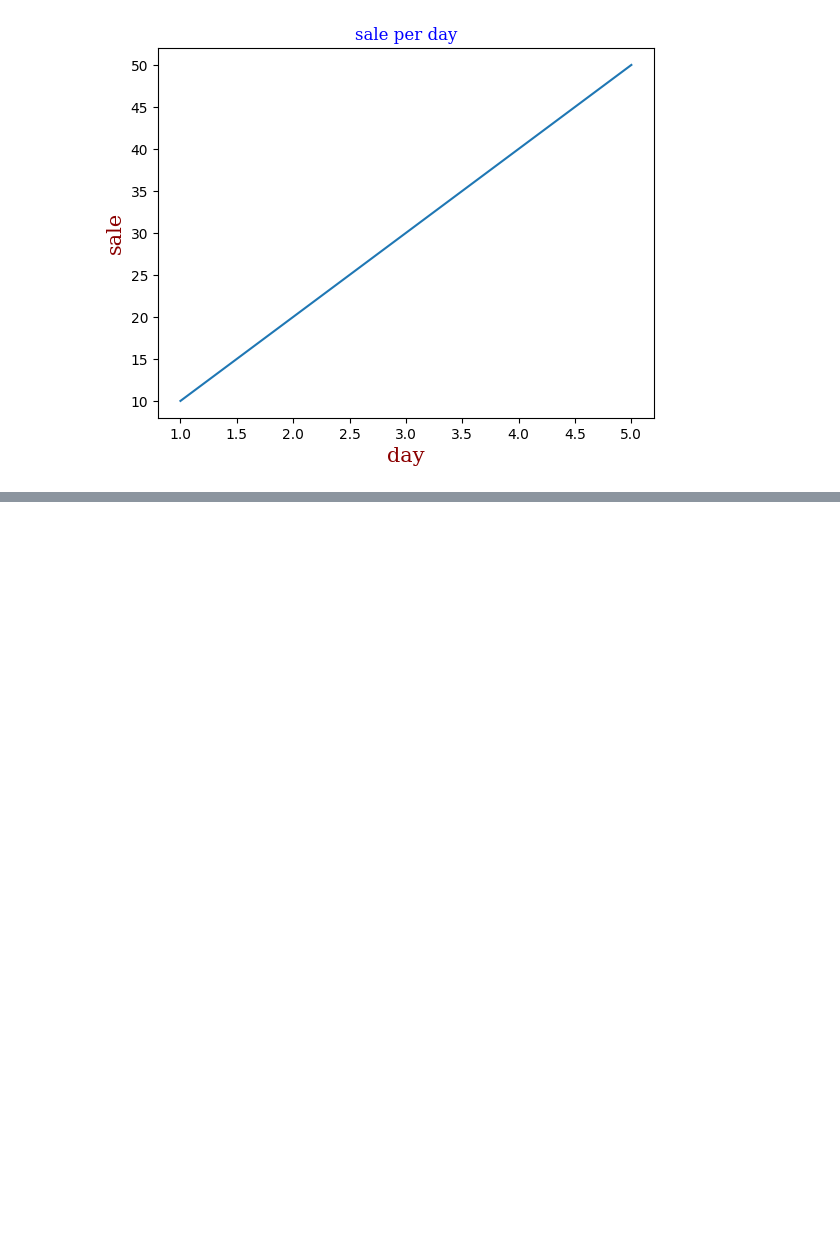
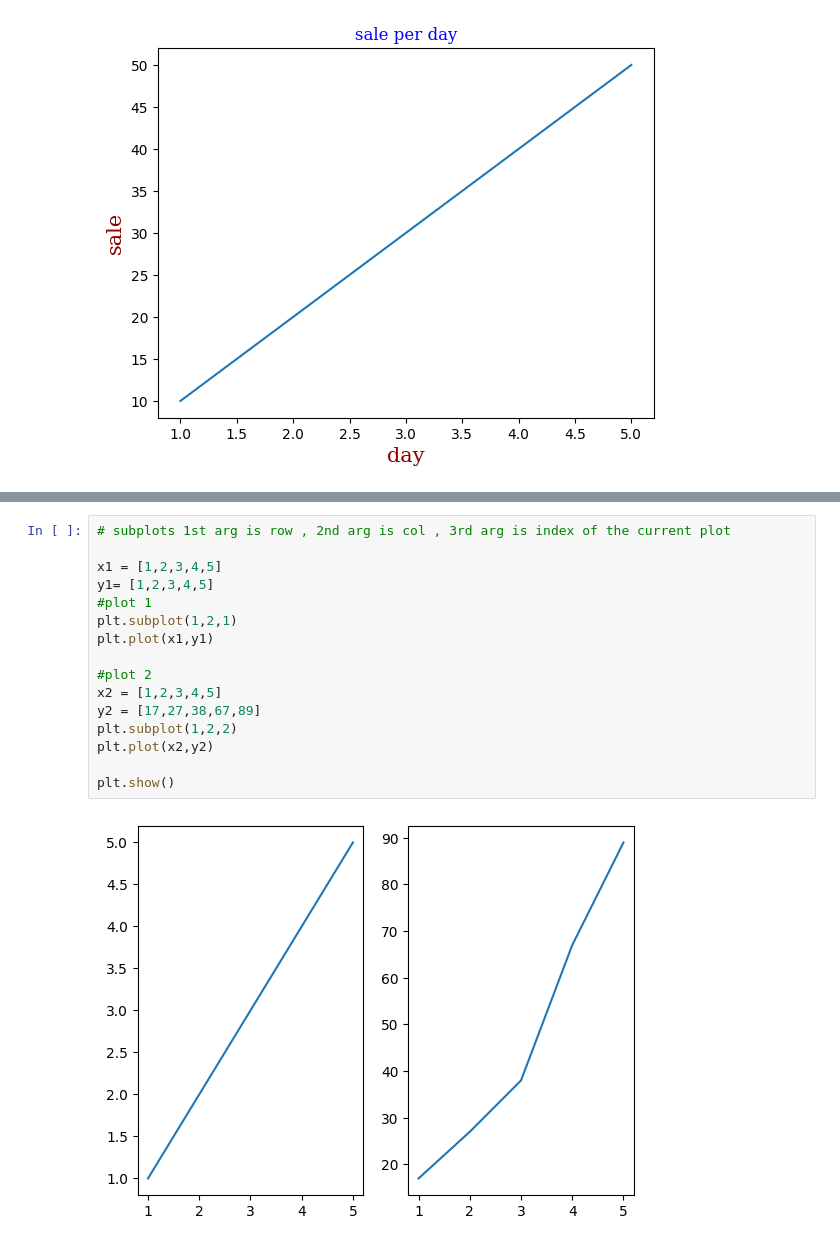
Before and after one commit to Olu-ML/Olu, a Jupyter notebook: ML_DAY_7.ipynb, the cells around one changed output, grey strips where cells are left out. Saved outputs shown, nothing was run; the diff lists cells and outputs as text; blank space fills up the shorter version.

```diff
--- a/ML_DAY_7.ipynb
+++ b/ML_DAY_7.ipynb
@@ -81,0 +124,18 @@ plt.show()
+# %%
+# subplots 1st arg is row , 2nd arg is col , 3rd arg is index of the current plot
+
+x1 = [1,2,3,4,5]
+y1= [1,2,3,4,5]
+#plot 1
+plt.subplot(1,2,1)
+plt.plot(x1,y1)
+
+#plot 2
+x2 = [1,2,3,4,5]
+y2 = [17,27,38,67,89]
+plt.subplot(1,2,2)
+plt.plot(x2,y2)
+
+plt.show()
+# %% [output]
+[figure, added]
```
Also changed, not shown: parts of 7 cells of this notebook.
